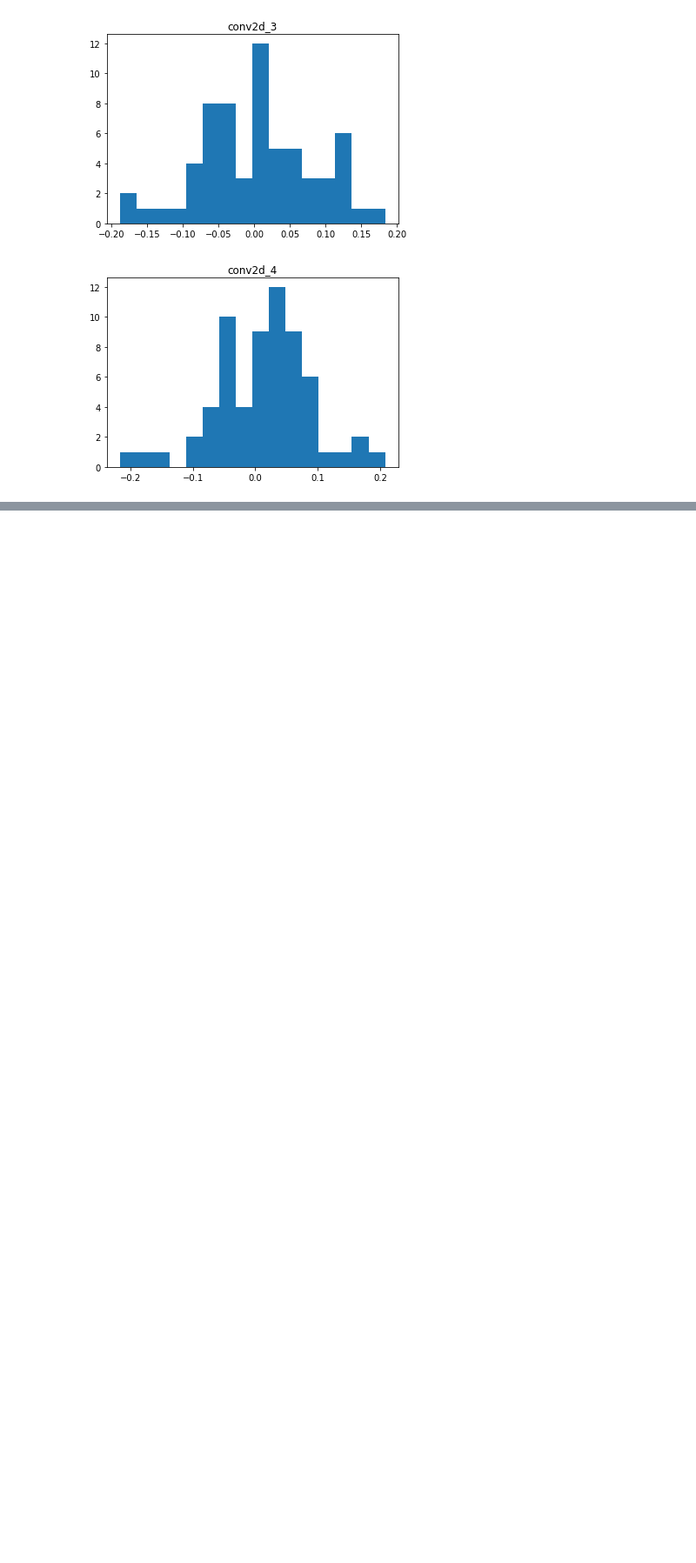
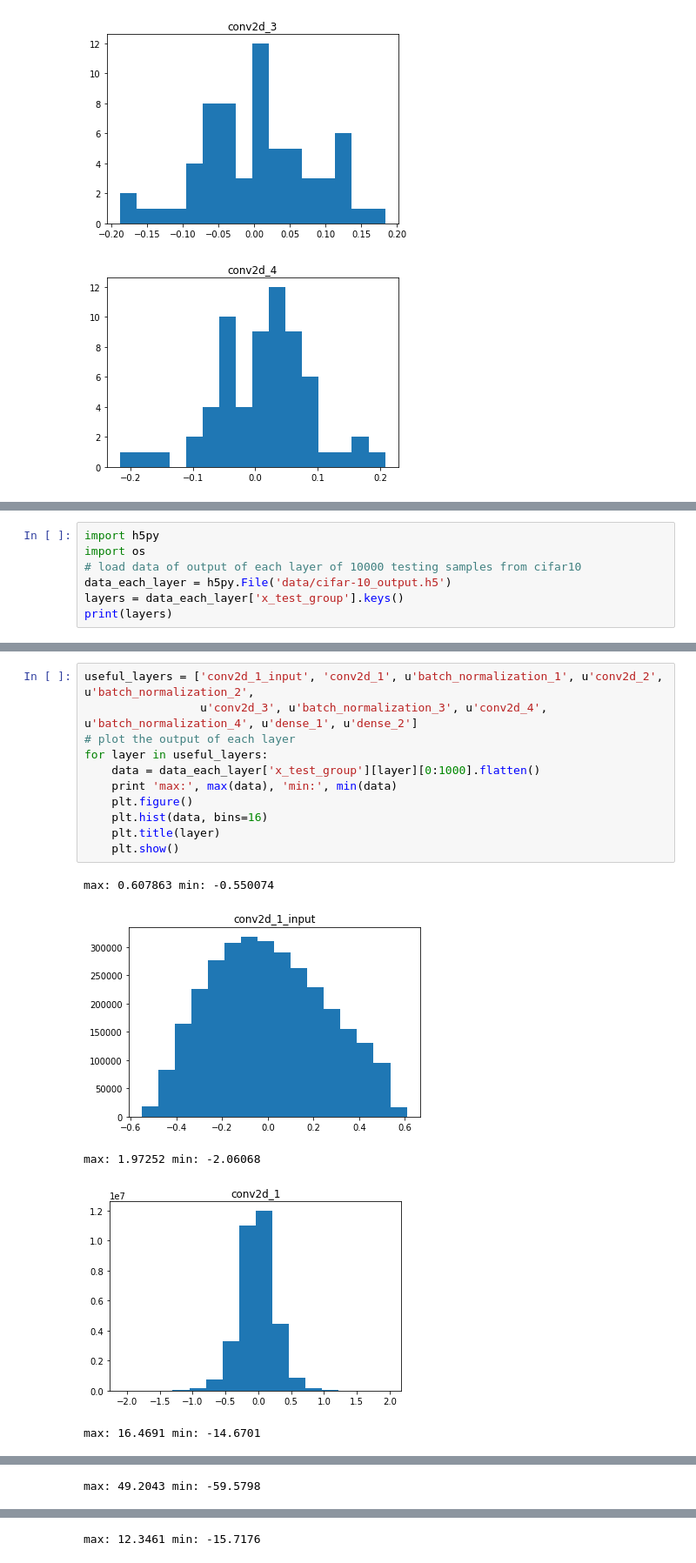
Before and after one commit to vermouth1992/deep-learning-playground, a Jupyter notebook: analysis/cifar10_weights_analysis.ipynb, the cells around one changed output, grey strips where cells are left out. Shown at 87% size. Drawn from its saved outputs; the diff is of its cells as text; blank space fills up the shorter version.

```diff
--- a/analysis/cifar10_weights_analysis.ipynb
+++ b/analysis/cifar10_weights_analysis.ipynb
@@ -52 +52,8 @@ max: 0.305011 min: -1.17952
 [figure]
+# %%
+import h5py
+import os
+# load data of output of each layer of 10000 testing samples from cifar10
+data_each_layer = h5py.File('data/cifar-10_output.h5')
+layers = data_each_layer['x_test_group'].keys()
+print(layers)
@@ -52,0 +62,17 @@ max: 0.305011 min: -1.17952
+# %%
+useful_layers = ['conv2d_1_input', 'conv2d_1', u'batch_normalization_1', u'conv2d_2', u'batch_normalization_2',
+                 u'conv2d_3', u'batch_normalization_3', u'conv2d_4', u'batch_normalization_4', u'dense_1', u'dense_2']
+# plot the output of each layer
+for layer in useful_layers:
+    data = data_each_layer['x_test_group'][layer][0:1000].flatten()
+    print 'max:', max(data), 'min:', min(data)
+    plt.figure()
+    plt.hist(data, bins=16)
+    plt.title(layer)
+    plt.show()
+# %% [output]
+max: 0.607863 min: -0.550074
+[figure, added]
+max: 1.97252 min: -2.06068
+[figure, added]
+max: 16.4691 min: -14.6701
@@ -52,0 +80 @@ max: 0.305011 min: -1.17952
+max: 49.2043 min: -59.5798
@@ -52,0 +82 @@ max: 0.305011 min: -1.17952
+max: 12.3461 min: -15.7176
```
Also changed, not shown: parts of 3 cells of this notebook, 13 other files.
